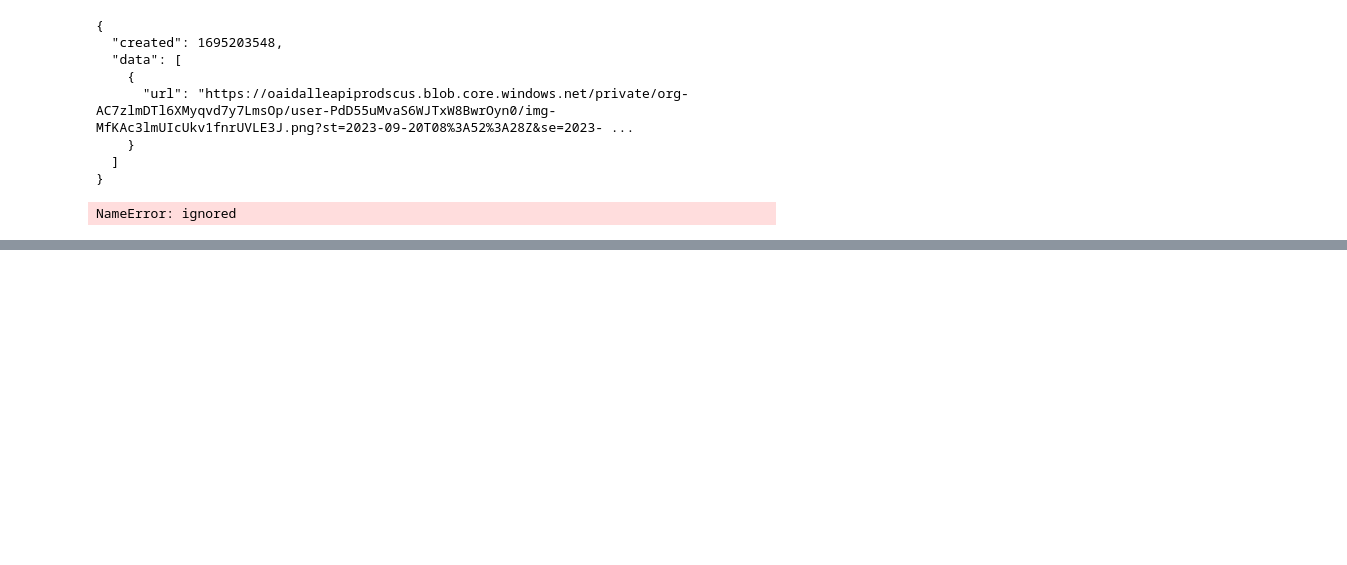
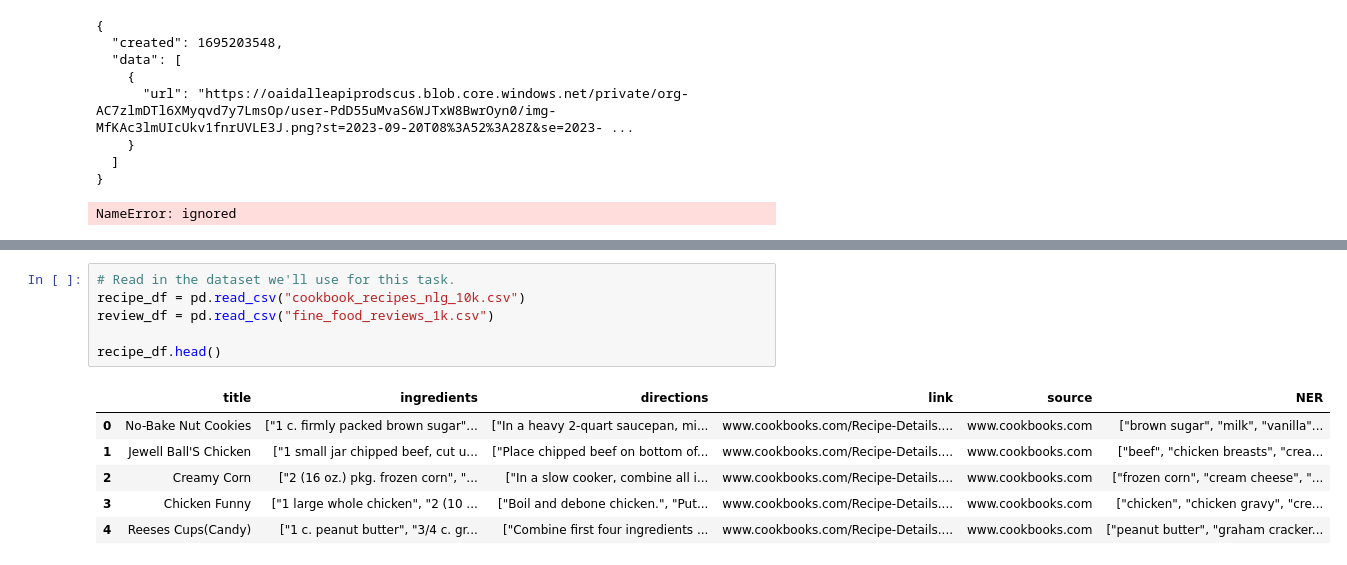
Before and after one commit to changedi/DPpro, a Jupyter notebook: ArxivLoader.ipynb, the cells around one changed output, grey strips where cells are left out. Saved outputs shown, nothing was run; the diff lists cells and outputs as text; blank space fills up the shorter version.

```diff
--- a/ArxivLoader.ipynb
+++ b/ArxivLoader.ipynb
@@ -271,0 +308,13 @@ NameError: ignored
+# %%
+# Read in the dataset we'll use for this task.
+recipe_df = pd.read_csv("cookbook_recipes_nlg_10k.csv")
+review_df = pd.read_csv("fine_food_reviews_1k.csv")
+
+recipe_df.head()
+# %% [output]
+|  | title | ingredients | directions | link | source | NER |
+| 0 | No-Bake Nut Cookies | ["1 c. firmly packed brown sugar"... | ["In a heavy 2-quart saucepan, mi... | www.cookbooks.com/Recipe-Details.... | www.cookbooks.com | ["brown sugar", "milk", "vanilla"... |
+| 1 | Jewell Ball'S Chicken | ["1 small jar chipped beef, cut u... | ["Place chipped beef on bottom of... | www.cookbooks.com/Recipe-Details.... | www.cookbooks.com | ["beef", "chicken breasts", "crea... |
+| 2 | Creamy Corn | ["2 (16 oz.) pkg. frozen corn", "... | ["In a slow cooker, combine all i... | www.cookbooks.com/Recipe-Details.... | www.cookbooks.com | ["frozen corn", "cream cheese", "... |
+| 3 | Chicken Funny | ["1 large whole chicken", "2 (10 ... | ["Boil and debone chicken.", "Put... | www.cookbooks.com/Recipe-Details.... | www.cookbooks.com | ["chicken", "chicken gravy", "cre... |
+| 4 | Reeses Cups(Candy) | ["1 c. peanut butter", "3/4 c. gr... | ["Combine first four ingredients ... | www.cookbooks.com/Recipe-Details.... | www.cookbooks.com | ["peanut butter", "graham cracker... |
```
Also changed, not shown: parts of 22 cells of this notebook.
